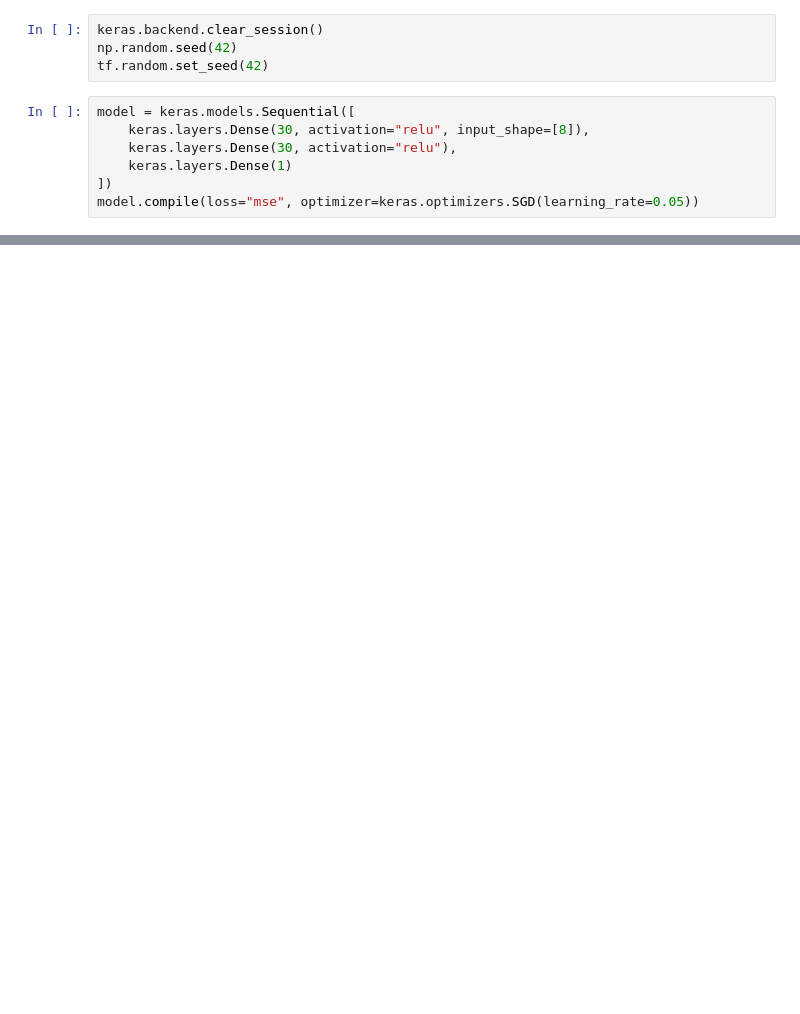
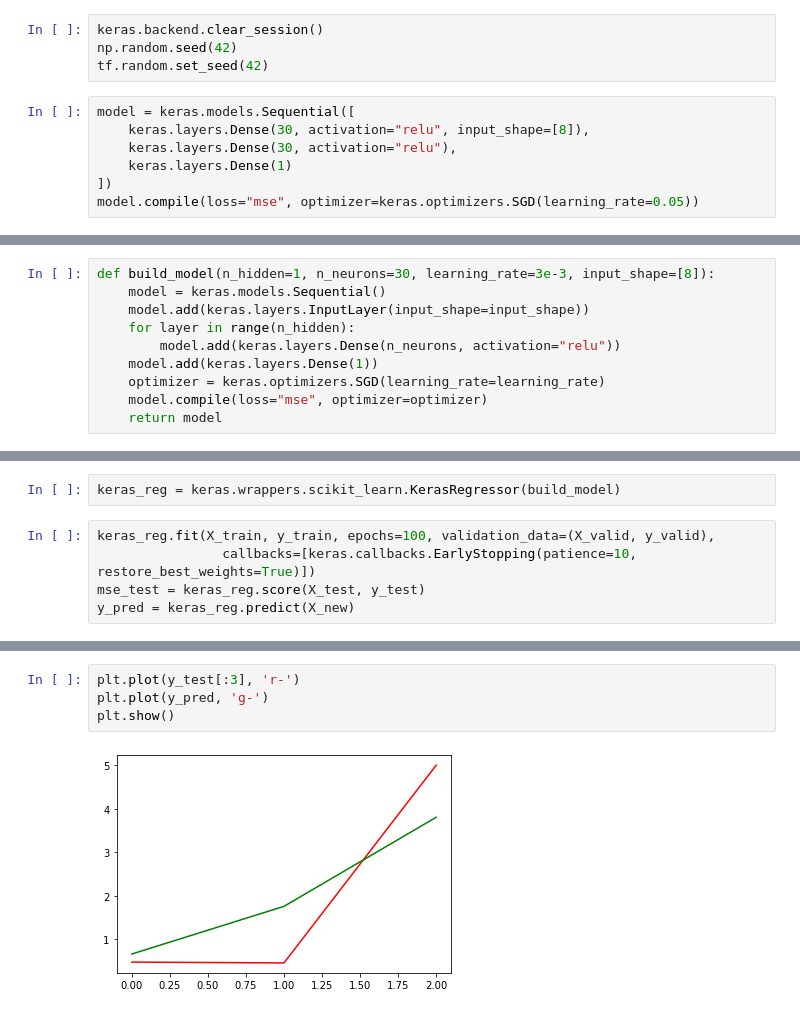
Before and after one commit to marts-dev/handsOnML, a Jupyter notebook: MLP_Practice.ipynb, the cells around one changed output, grey strips where cells are left out. Drawn from its saved outputs; the diff is of its cells as text; blank space fills up the shorter version.

Commit message:
Parameter tuning of Keras model

```diff
--- a/MLP_Practice.ipynb
+++ b/MLP_Practice.ipynb
@@ -698,0 +720,10 @@ Epoch 30/30
+# %%
+def build_model(n_hidden=1, n_neurons=30, learning_rate=3e-3, input_shape=[8]):
+    model = keras.models.Sequential()
+    model.add(keras.layers.InputLayer(input_shape=input_shape))
+    for layer in range(n_hidden):
+        model.add(keras.layers.Dense(n_neurons, activation="relu"))
+    model.add(keras.layers.Dense(1))
+    optimizer = keras.optimizers.SGD(learning_rate=learning_rate)
+    model.compile(loss="mse", optimizer=optimizer)
+    return model
@@ -698,0 +733,7 @@ Epoch 30/30
+# %%
+keras_reg = keras.wrappers.scikit_learn.KerasRegressor(build_model)
+# %%
+keras_reg.fit(X_train, y_train, epochs=100, validation_data=(X_valid, y_valid),
+                callbacks=[keras.callbacks.EarlyStopping(patience=10, restore_best_weights=True)])
+mse_test = keras_reg.score(X_test, y_test)
+y_pred = keras_reg.predict(X_new)
@@ -698,0 +758,6 @@ Epoch 30/30
+# %%
+plt.plot(y_test[:3], 'r-')
+plt.plot(y_pred, 'g-')
+plt.show()
+# %% [output]
+[figure, added]
```
Also changed, not shown: parts of 34 cells of this notebook, 1 other file.
